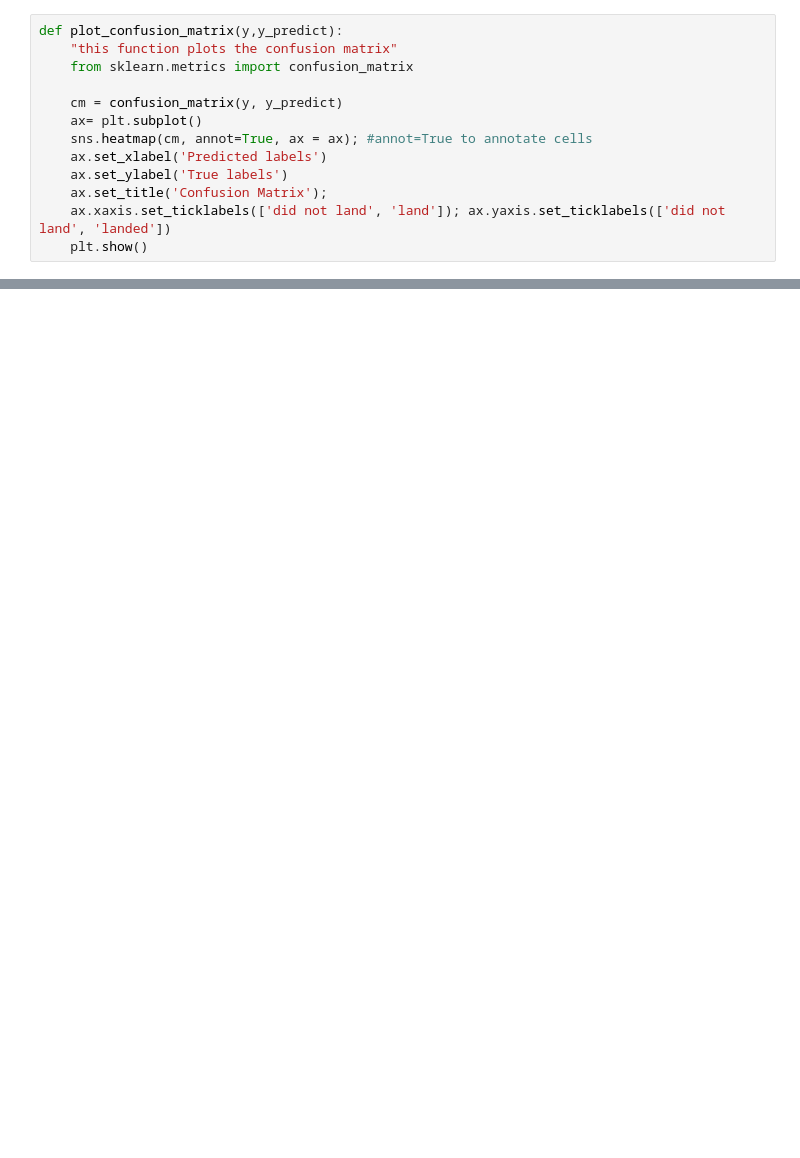
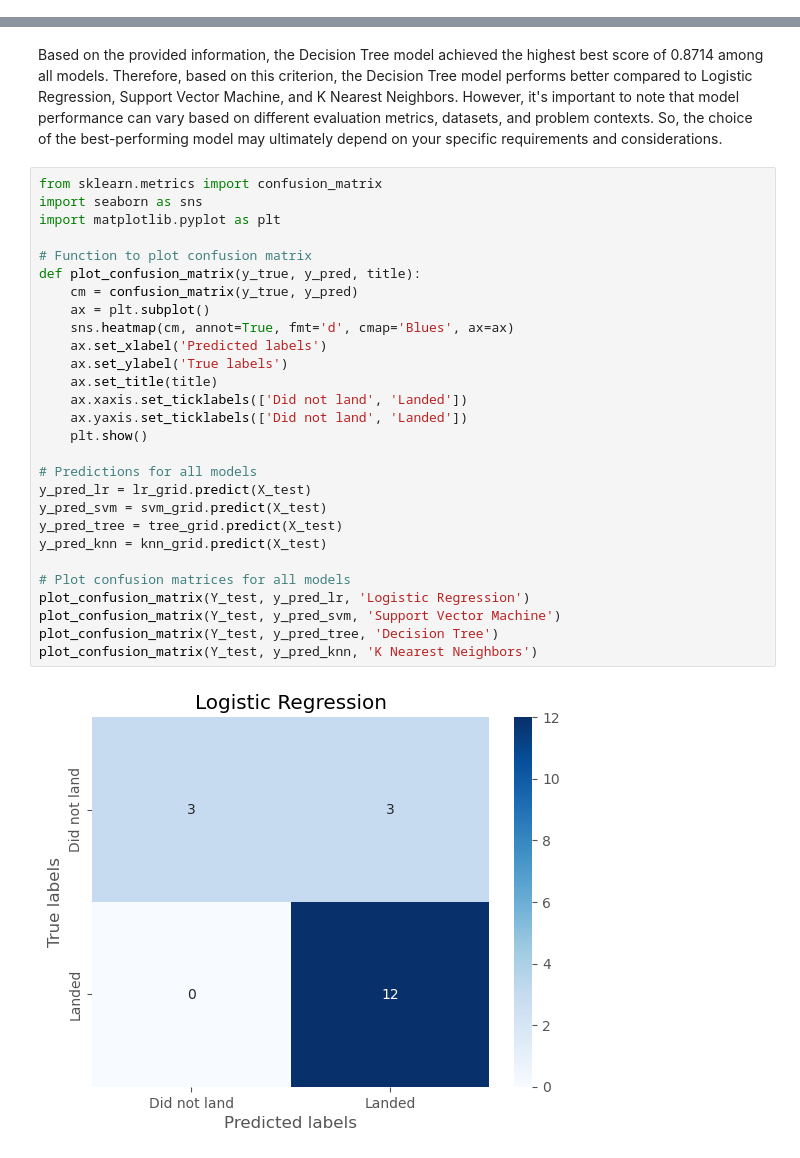
Before and after one commit to debsandipagt/Space-X-Falcon-9-First-Stage-Landing-Prediction, a Jupyter notebook: L8_SpaceX_Machine_Learning_Prediction_Part_5.jupyterlite.ipynb, the cells around one changed output, grey strips where cells are left out. Cells and saved outputs as stored; diff of their text form; blank space fills up the shorter version.

```diff
--- a/L8_SpaceX_Machine_Learning_Prediction_Part_5.jupyterlite.ipynb
+++ b/L8_SpaceX_Machine_Learning_Prediction_Part_5.jupyterlite.ipynb
@@ -71,13 +0,0 @@ def plot_confusion_matrix(y, y_predict):
-# %%
-def plot_confusion_matrix(y,y_predict):
-    "this function plots the confusion matrix"
-    from sklearn.metrics import confusion_matrix
-
-    cm = confusion_matrix(y, y_predict)
-    ax= plt.subplot()
-    sns.heatmap(cm, annot=True, ax = ax); #annot=True to annotate cells
-    ax.set_xlabel('Predicted labels')
-    ax.set_ylabel('True labels')
-    ax.set_title('Confusion Matrix');
-    ax.xaxis.set_ticklabels(['did not land', 'land']); ax.yaxis.set_ticklabels(['did not land', 'landed'])
-    plt.show()
@@ -97,0 +142,32 @@ data = pd.read_csv("https://cf-courses-data.s3.us.cloud-object-storage.appdomain
+# %% [markdown]
+Based on the provided information, the Decision Tree model achieved the highest best score of 0.8714 among all models. Therefore, based on this criterion, the Decision Tree model performs better compared to Logistic Regression, Support Vector Machine, and K Nearest Neighbors. However, it's important to note that model performance can vary based on different evaluation metrics, datasets, and problem contexts. So, the choice of the best-performing model may ultimately depend on your specific requirements and considerations.
+# %%
+from sklearn.metrics import confusion_matrix
+import seaborn as sns
+import matplotlib.pyplot as plt
+
+# Function to plot confusion matrix
+def plot_confusion_matrix(y_true, y_pred, title):
+    cm = confusion_matrix(y_true, y_pred)
+    ax = plt.subplot()
+    sns.heatmap(cm, annot=True, fmt='d', cmap='Blues', ax=ax)
+    ax.set_xlabel('Predicted labels')
+    ax.set_ylabel('True labels')
+    ax.set_title(title)
+    ax.xaxis.set_ticklabels(['Did not land', 'Landed'])
+    ax.yaxis.set_ticklabels(['Did not land', 'Landed'])
+    plt.show()
+
+# Predictions for all models
+y_pred_lr = lr_grid.predict(X_test)
+y_pred_svm = svm_grid.predict(X_test)
+y_pred_tree = tree_grid.predict(X_test)
+y_pred_knn = knn_grid.predict(X_test)
+
+# Plot confusion matrices for all models
+plot_confusion_matrix(Y_test, y_pred_lr, 'Logistic Regression')
+plot_confusion_matrix(Y_test, y_pred_svm, 'Support Vector Machine')
+plot_confusion_matrix(Y_test, y_pred_tree, 'Decision Tree')
+plot_confusion_matrix(Y_test, y_pred_knn, 'K Nearest Neighbors')
+# %% [output]
+[figure, added]
```
Also changed, not shown: parts of 94 cells of this notebook, 41 other files.
